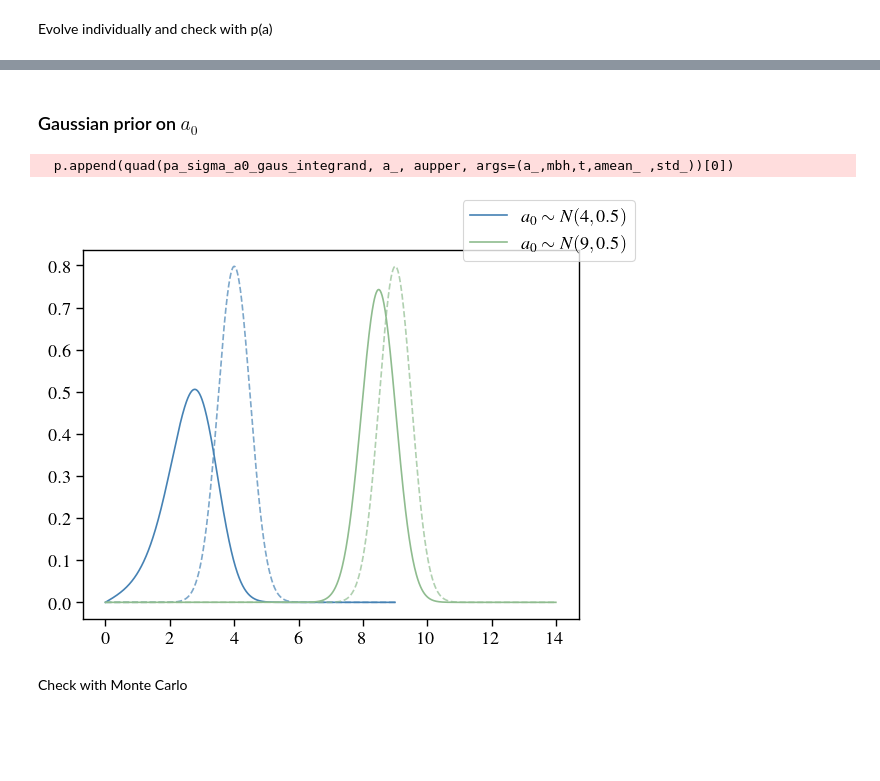
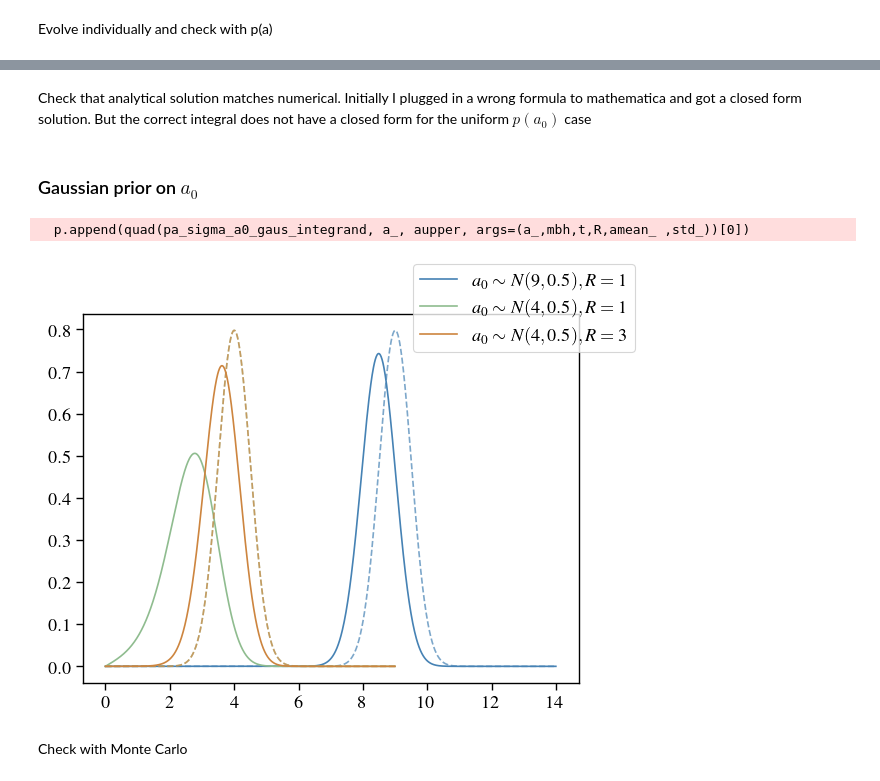
Before and after one commit to insepien/dftime, a Jupyter notebook: analytics.ipynb, the cells around one changed output, grey strips where cells are left out. Cells and saved outputs as stored; diff of their text form; code cells hidden in the pictures; blank space fills up the shorter version.

```diff
--- a/analytics.ipynb
+++ b/analytics.ipynb
@@ -131,0 +142,9 @@ Initially I plugged in a wrong formula to mathematica and got a closed form solu
+# %%
+# create af from 2 diff rates
+a0_r1,af_r1 = monte_carlo_unif_a0(amin=2, amax=5, R=1)
+a0_r2,af_r2 = monte_carlo_unif_a0(amin=2, amax=5, R=2)
+# visualize
+binz = np.linspace(0,5,20)
+p,a,_ = plt.hist(af_r1,histtype='step',density=True,bins=binz,label='R=1')
+q,a,_ = plt.hist(af_r2,histtype='step',density=True,bins=binz,label="R=2")
+plt.legend();
@@ -131,0 +279,17 @@ Initially I plugged in a wrong formula to mathematica and got a closed form solu
+# %%
+# plot
+fig,ax = plt.subplots(2,4,figsize=(15,6),height_ratios=[1.5,1],sharex=True)
+for a,b,sampsize,minrate in zip(ax[0,:], ax[1,:], sampleSizes,min_rates):
+    [a.plot(rates,alldf[sampsize][i],c='darkseagreen',alpha=0.1) for i in alldf[sampsize].columns]
+    a.axvline(2.47, label='true rate')
+    a.set_xlabel("Rate")
+    a.set_ylabel("$D_{KL}$")
+    a.set_title(f"N={sampsize}")
+    a.legend()
+
+    b.hist(minrate,density=True,histtype='step')
+    b.axvline(2.47)
+    b.set_xlabel("Rate")
+    b.set_ylabel("P(rate|data)")
+
+fig.tight_layout();
@@ -132,3 +298,6 @@ Initially I plugged in a wrong formula to mathematica and got a closed form solu
+# %% [markdown]
+Check that analytical solution matches numerical.
+Initially I plugged in a wrong formula to mathematica and got a closed form solution. But the correct integral does not have a closed form for the uniform $p(a_0)$ case
 # %%
 # from scipy.special import erf
 def unif_anlt(a,mbh,t,a1,a2):
@@ -161,36 +330,37 @@ def unif_anlt(a,mbh,t,a1,a2):
 # %%
 def p_a0_gaussian(a0_ ,amean_ ,std_):
     prefactor = 1/ (np.sqrt(2 * np.pi * std_**2))
     expterm = np.exp(- (a0_ - amean_)**2 / (2 * std_**2))
     return prefactor * expterm
 
-def pa_sigma_a0_gaus_integrand(a0, a, mbh, t, amean_ ,std_):
-    return pa_sigma(a, mbh, t, a0) * p_a0_gaussian(a0 ,amean_ ,std_)
+def pa_sigma_a0_gaus_integrand(a0, a, mbh, t, R, amean_ ,std_):
+    return pa_sigma(a, mbh, t, a0, R) * p_a0_gaussian(a0 ,amean_ ,std_)
 
-def pa_sigma_a0_gaus(amean_ ,std_,mbh,t):
+def pa_sigma_a0_gaus(amean_ ,std_,mbh,t,R):
     aupper = amean_ + std_ * 10
     a = np.linspace(0,aupper,1000)
     prior = p_a0_gaussian(a,amean_,std_)
     p = []
     for a_ in a:
-        p.append(quad(pa_sigma_a0_gaus_integrand, a_, aupper, args=(a_,mbh,t,amean_ ,std_))[0])
+        p.append(quad(pa_sigma_a0_gaus_integrand, a_, aupper, args=(a_,mbh,t,R,amean_ ,std_))[0])
     return a, p, prior
 
-def plot_pa_gaus(amean_ ,std_,mbh,t,ax,clr):
+def plot_pa_gaus(amean_ ,std_,mbh,t,R,ax,clr):
     # function for plotting pa, gaussian a0
     # find p(a|mbh)
-    a,p,pr = pa_sigma_a0_gaus(amean_ ,std_,mbh,t)
+    a,p,pr = pa_sigma_a0_gaus(amean_ ,std_,mbh,t,R)
     # plot
-    ax.plot(a,p,c=clr,label=rf"$a_0\sim N({{{amean_}}},{{{std_}}})$")
+    ax.plot(a,p,c=clr,label=rf"$a_0\sim N({{{amean_}}},{{{std_}}}),R={R}$")
     ax.plot(a,pr,linestyle="--",c=clr,alpha=0.7)
 
 fig,ax = plt.subplots()
-plot_pa_gaus(4,0.5,1e8,2,ax,"steelblue")
-plot_pa_gaus(9,0.5,1e8,2,ax,"darkseagreen")
+plot_pa_gaus(9,0.5,1e8,2,1,ax,"steelblue")
+plot_pa_gaus(4,0.5,1e8,2,1,ax,"darkseagreen")
+plot_pa_gaus(4,0.5,1e8,2,3,ax,"peru")
 fig.legend();
 # %% [output]
-  p.append(quad(pa_sigma_a0_gaus_integrand, a_, aupper, args=(a_,mbh,t,amean_ ,std_))[0])
+  p.append(quad(pa_sigma_a0_gaus_integrand, a_, aupper, args=(a_,mbh,t,R,amean_ ,std_))[0])
-[figure, old version]
+[figure, new version]
 # %% [markdown]
 Check with Monte Carlo
 # %%
```
Also changed, not shown: parts of 13 cells of this notebook.
